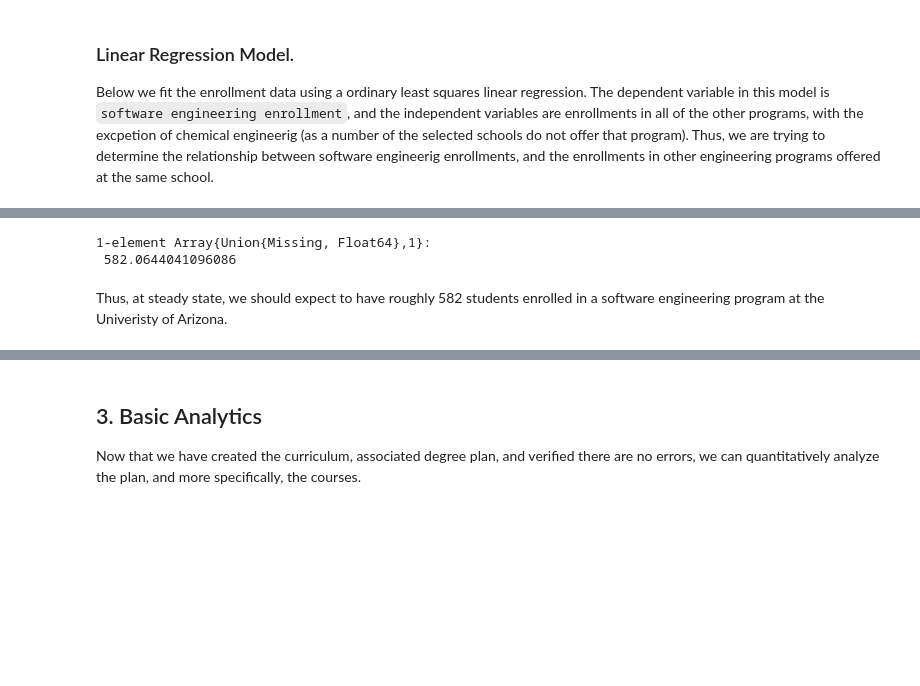
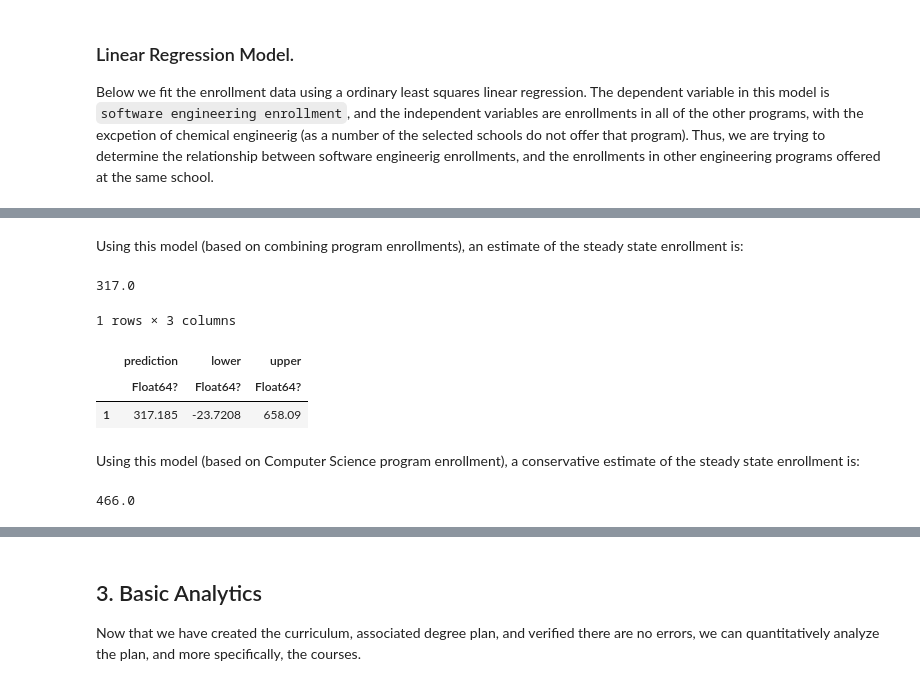
Before and after one commit to CurricularAnalytics/CA-Notebooks, a Jupyter notebook: Software Engineering /SoftwareEngineering.ipynb, the cells around one changed output, grey strips where cells are left out. Drawn from its saved outputs; the diff is of its cells as text; code cells hidden in the pictures; blank space fills up the shorter version.

Commit message:
updated Software Engineering notebook

```diff
--- a/Software Engineering /SoftwareEngineering.ipynb
+++ b/Software Engineering /SoftwareEngineering.ipynb
@@ -146,10 +154,11 @@ Enrollment data was collected for the follwing commonly-offered programs:
 # %%
-peer_enrollment_data_2019 = DataFrame(School = ["ASU", "Auburn", "Miss St U", "Rochester", "Rose Hulman", "UT-Arlington", "UT-Dallas ", "Wash St U"],
-    Biomed_Eng = [699, 107, 245, 289, 146, 54, 611, 159],
-    Chem_Eng = [648, 610, 413, 240, 180, missing, missing, 204],
-    Civil_Eng = [726, 555, 499, 258, 121, 95, missing, 461],
-    Comp_Sci = [2981, 646, 408, 984, 330, 127, 2350, 696],
-    Elec_Eng = [2369, 399, 380, 564, 151, 62, 619, 281],
-    Mech_Eng = [1505, 1275, 979, 770, 607, 128, 1099, 859],
-    Soft_Eng = [1322, 388, 159, 551, 70, 23, 480, 141]);
+enrollment_data = DataFrame(School = ["ASU", "Auburn", "Cal Poly-SLO", "FIT", "Iowa Tech", "Milwaukee", "Miss St U", "Rochester", "Rose Hulman", "UT-Arlington", "Wash St U"],
+    Biomed_Eng = [699, 107, 384, 132, 98, 178, 245, 289, 146, 54, 159],
+    Chem_Eng = [648, 610, missing, 107, 623, missing, 413, 240, 180, missing, 204],
+    Civil_Eng = [726, 555, 636, 92, 633, 157, 499, 258, 121, 95, 461],
+    Comp_Eng = [missing, missing, 450, 87, 696, 169, missing, missing, missing, missing, missing],
+    Comp_Sci = [2981, 646, 550, 242, 655, 125, 408, 984, 330, 127, 696],
+    Elec_Eng = [2369, 399, 713, 112, 539, 305, 380, 564, 151, 62, 281],
+    Mech_Eng = [1505, 1275, 1208, 383, 2000, 637, 979, 770, 607, 128, 859],
+    Soft_Eng = [1322, 388, 180, 92, 416, 210, 159, 551, 70, 23, 141]);
 # %%
@@ -201,0 +255,2 @@ The $R^2$ value of this model provides a measure of how well the model fits the
+# %%
+ols2 = fit(LinearModel, @formula(Soft_Eng ~ Combined), enrollment_data)
@@ -210,5 +302,5 @@ Thus, given that 97% of the variation in software engineering enrollments can be
 # %%
-UA_enrollment_data_2019 = DataFrame(School = ["UA"],
+UA_enrollment_2019 = DataFrame(School = ["UA"],
     Biomed_Eng = [163],
     Chem_Eng = [258],
     Civil_Eng = [123],
@@ -216,10 +308,25 @@ UA_enrollment_data_2019 = DataFrame(School = ["UA"],
     Elec_Eng = [390],
     Mech_Eng = [454],
     Soft_Eng = [missing]);
+add_columns!(UA_enrollment_2019, :Combined, [2,4,5,6,7]);
-# %%
-predict(ols, UA_enrollment_data_2019)
-# %% [output]
-1-element Array{Union{Missing, Float64},1}:
- 582.0644041096086
-# %% [markdown]
-Thus, at steady state, we should expect to have roughly 582 students enrolled in a software engineering program at the Univeristy of Arizona.
+# %%
+plot(xlabel="Combined Enrollment", ylabel="Software Engineering Enrollment")
+plot!(enrollment_data.Combined, enrollment_data.Soft_Eng, title="Enrollment Model #1",
+       seriestype=:scatter, label="enrollments", legend=:bottomright)
+pred = DataFrame(Combined = 0:1:8500);
+pr = predict(ols2, pred, interval = :prediction, level = 0.95)
+plot!(pred.Combined, pr.prediction, label="model", linewidth=3,
+        ribbon = (pr.prediction .- pr.lower, pr.upper .- pr.prediction))
+# %% [markdown]
+Using this model (based on combining program enrollments), an estimate of the steady state enrollment is:
+# %%
+round(predict(ols2, UA_enrollment_2019)[1], digits=0)
+# %% [output]
+317.0
+# %%
+pr[UA_enrollment_2019[:Combined],1:3]
+# %% [output]
+1 rows × 3 columns
+|  | prediction | lower | upper |
+|  | Float64? | Float64? | Float64? |
+| 1 | 317.185 | -23.7208 | 658.09 |
@@ -225,0 +341,6 @@ Thus, at steady state, we should expect to have roughly 582 students enrolled in
+# %% [markdown]
+Using this model (based on Computer Science program enrollment), a conservative estimate of the steady state enrollment is:
+# %%
+round(pr[UA_enrollment_2019[:Comp_Sci],2][1], digits=0)
+# %% [output]
+466.0
```
Also changed, not shown: parts of 28 cells of this notebook, 5 other files.
